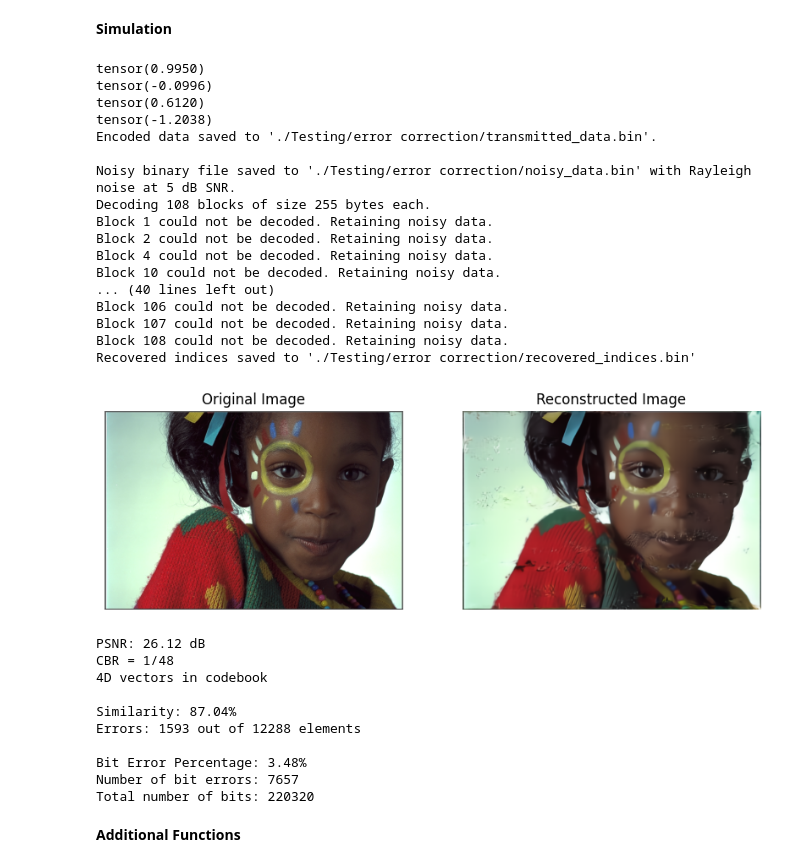
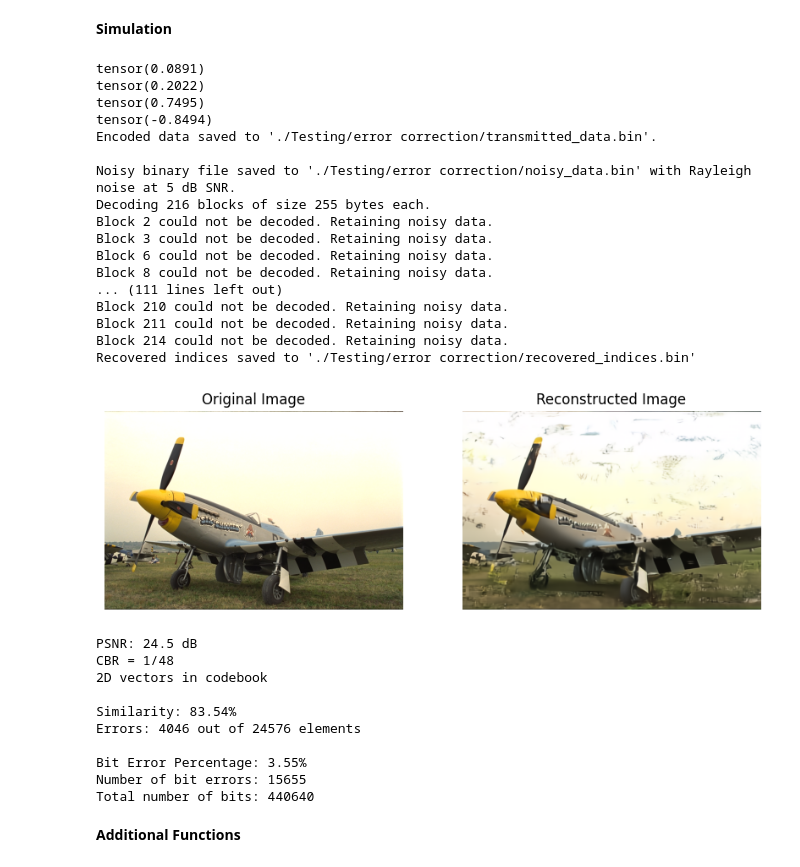
Before and after one commit to tharusha-pathirana/swin-semantic-communication, a Jupyter notebook: swinjscc-full.ipynb, the cells around one changed output. Cells and saved outputs as stored; diff of their text form; code cells hidden in the pictures.

```diff
--- a/swinjscc-full.ipynb
+++ b/swinjscc-full.ipynb
@@ -2466,6 +2477,7 @@ Trained model - Rayleigh
 with torch.no_grad():
 
     image_path = "./Datasets/Kodak/kodim24.png" # Replace with your image path
+    image_path = "./Datasets/Clic2021/06.png"
 
 
     config.isTrain = False
@@ -2537,6 +2549,7 @@ codebook_path = './Codebook/codebook_4d_256clusters_rayleigh.npy'
 chunk_size = 4
 
 test_image_path = "./Datasets/Kodak/kodim05.png"
+test_image_path = "./Datasets/Clic2021/06.png"
 input_image, image_name = load_single_image(test_image_path, config)
 input_image = input_image.to(device)
 
@@ -2576,10 +2589,10 @@ data_symbols = n - r  # Data symbols per block
 rs = reedsolo.RSCodec(r)
 
 
-codebook_path = './Codebook/codebook_4d_512clusters_rayleigh.npy'
+codebook_path = 'Codebook/codebook_4d_512clusters_mst.npy'
 chunk_size = 4     # 4d vectors in the codebook
 k = 512
-img_no = '14'
+img_no = '20'
 
 image_path = f"./Datasets/Kodak/kodim{img_no}.png"
 input_image, image_name = load_single_image(image_path, config)
@@ -2632,6 +2655,7 @@ Encoded data saved to './Binary/Transmitted_Binary/indices_4d_512k_img14.bin'.
 # %% [markdown]
 **Receiver**
 # %%
+
 # Receiver
 
 from bitarray import bitarray
@@ -2647,14 +2671,13 @@ data_symbols = n - r  # Data symbols per block
 rs = reedsolo.RSCodec(r)
 
 
-codebook_path = './Codebook/codebook_4d_512clusters_rayleigh.npy'
+codebook_path = 'Codebook/codebook_4d_512clusters_mst.npy'
 chunk_size = 4     # 4d vectors in the codebook
 k = 512
-img_no = '14'
+img_no = '20'
 
 image_path = f"./Datasets/Kodak/kodim{img_no}.png"
 input_image, image_name = load_single_image(image_path, config)
-
 
 resolution = (512,768)
 
@@ -2666,6 +2689,11 @@ if error_correction:
 
     input_file = rx_binary_base_path + f"received_indices_ec_{chunk_size}d_{k}k_img{img_no}.bin"
 
+    bits_per_index = int(np.ceil(np.log2(k)))
+
+    len_encoded = int(np.ceil((resolution[0] * resolution[1] * bits_per_index) / (8 * 8 * chunk_size)))
+    padding_length = (data_symbols - (len_encoded % data_symbols)) % data_symbols
+
     def decode_blocks(input_file, block_size, data_symbols, original_size, bits_per_index):
         """
         Decode noisy data from a binary file and reconstruct the original indices.
@@ -2674,6 +2702,10 @@ if error_correction:
 
         with open(input_file, "rb") as f:
             encoded_data = f.read()
+
+
+        print (f'padding_length - {(data_symbols - (len(encoded_data) % data_symbols)) % data_symbols}')
+        print (f'encoded length - {len(encoded_data)}')
 
         num_blocks = len(encoded_data) // block_size
         print(f"Decoding {num_blocks} blocks of size {block_size} bytes each.")
@@ -2746,7 +2778,7 @@ def decode_indices_and_plot(received_binary_path, codebook_path, image_path, chu
     # Load and decode indices
     loaded_indices = load_indices_from_binary(received_binary_path, bits_per_index)
     recovered_indices = torch.from_numpy(loaded_indices)  # Convert back to PyTorch tensor
-    recovered_indices = recovered_indices.int()  # Convert to int32 for clamping
+    recovered_indices = recovered_indices.int().to(device)  # Convert to int32 for clamping
 
     # Clamp indices to the valid range [0, k-1]
     valid_indices = torch.clamp(recovered_indices, min=0, max=k-1)
@@ -2795,17 +2844,17 @@ rs = reedsolo.RSCodec(r)
 
 # === Transmitter ===
 
-codebook_path = './Codebook/codebook_4d_512clusters_rayleigh.npy'
-chunk_size = 4     # 4d vectors in the codebook
+codebook_path = './Codebook/codebook_2d_512clusters_rayleigh.npy'
+chunk_size = 2     # 4d vectors in the codebook
 k = 512
-img_no = '15'
+img_no = '20'
 image_path = f"./Datasets/Kodak/kodim{img_no}.png"
 
 input_image, image_name = load_single_image(image_path, config)
 resolution = input_image.shape[2], input_image.shape[3]
 
 indices, _ = encode_image_with_nd_codebook(net, codebook_path, image_path, config, device, chunk_size)
-indices_np = indices.numpy()  # Convert PyTorch tensor to NumPy array
+indices_np = indices.cpu().numpy()  # Convert PyTorch tensor to NumPy array
 
 
 bits_per_index = int(np.ceil(np.log2(k)))  # Calculate bits needed for `k`
@@ -2957,7 +3006,7 @@ def decode_indices_and_plot(received_binary_path, codebook_path, image_path, chu
     # Load and decode indices
     loaded_indices = load_indices_from_binary(received_binary_path, bits_per_index)
     recovered_indices = torch.from_numpy(loaded_indices)  # Convert back to PyTorch tensor
-    recovered_indices = recovered_indices.int()  # Convert to int32 for clamping
+    recovered_indices = recovered_indices.int().to(device)  # Convert to int32 for clamping
 
     # Clamp indices to the valid range [0, k-1]
     valid_indices = torch.clamp(recovered_indices, min=0, max=k-1)
@@ -3064,56 +3113,56 @@ print(f"Errors: {total_elements - num_similar} out of {total_elements} elements"
 def calculate_ber(bin_file1, bin_file2):
     with open(bin_file1, 'rb') as file1, open(bin_file2, 'rb') as file2:
         data1 = file1.read()
         data2 = file2.read()
 
     # Check if lengths are equal
     if len(data1) != len(data2):
         raise ValueError("Files are of different lengths.")
 
     # Calculate the number of bit errors
     bit_errors = sum(bin(int(byte1) ^ int(byte2)).count('1') for byte1, byte2 in zip(data1, data2))
 
     # Calculate the bit error rate
     ber = bit_errors / (8 * len(data1))
 
     # Give as a percentage and round off to 2 decimal places
     return ber, bit_errors, len(data1) * 8
 
 ber, errors, bits = calculate_ber(encoded_file, noisy_file)
 
 
 print(f"\nBit Error Percentage: {ber:.2%}")
 print(f"Number of bit errors: {errors}")
 print(f"Total number of bits: {bits}")
 # %% [output]
-tensor(0.9950)
-tensor(-0.0996)
-tensor(0.6120)
-tensor(-1.2038)
+tensor(0.0891)
+tensor(0.2022)
+tensor(0.7495)
+tensor(-0.8494)
 Encoded data saved to './Testing/error correction/transmitted_data.bin'.
 
 Noisy binary file saved to './Testing/error correction/noisy_data.bin' with Rayleigh noise at 5 dB SNR.
-Decoding 108 blocks of size 255 bytes each.
-Block 1 could not be decoded. Retaining noisy data.
+Decoding 216 blocks of size 255 bytes each.
 Block 2 could not be decoded. Retaining noisy data.
-Block 4 could not be decoded. Retaining noisy data.
-Block 10 could not be decoded. Retaining noisy data.
-... (40 lines left out)
-Block 106 could not be decoded. Retaining noisy data.
-Block 107 could not be decoded. Retaining noisy data.
-Block 108 could not be decoded. Retaining noisy data.
+Block 3 could not be decoded. Retaining noisy data.
+Block 6 could not be decoded. Retaining noisy data.
+Block 8 could not be decoded. Retaining noisy data.
+... (111 lines left out)
+Block 210 could not be decoded. Retaining noisy data.
+Block 211 could not be decoded. Retaining noisy data.
+Block 214 could not be decoded. Retaining noisy data.
 Recovered indices saved to './Testing/error correction/recovered_indices.bin'
-[figure, old version]
+[figure, new version]
-PSNR: 26.12 dB
+PSNR: 24.5 dB
 CBR = 1/48
-4D vectors in codebook
+2D vectors in codebook
 
-Similarity: 87.04%
-Errors: 1593 out of 12288 elements
+Similarity: 83.54%
+Errors: 4046 out of 24576 elements
 
-Bit Error Percentage: 3.48%
-Number of bit errors: 7657
-Total number of bits: 220320
+Bit Error Percentage: 3.55%
+Number of bit errors: 15655
+Total number of bits: 440640
 # %% [markdown]
 **Additional Functions**
 # %%
```
Also changed, not shown: parts of 16 cells of this notebook, 2 other files.
